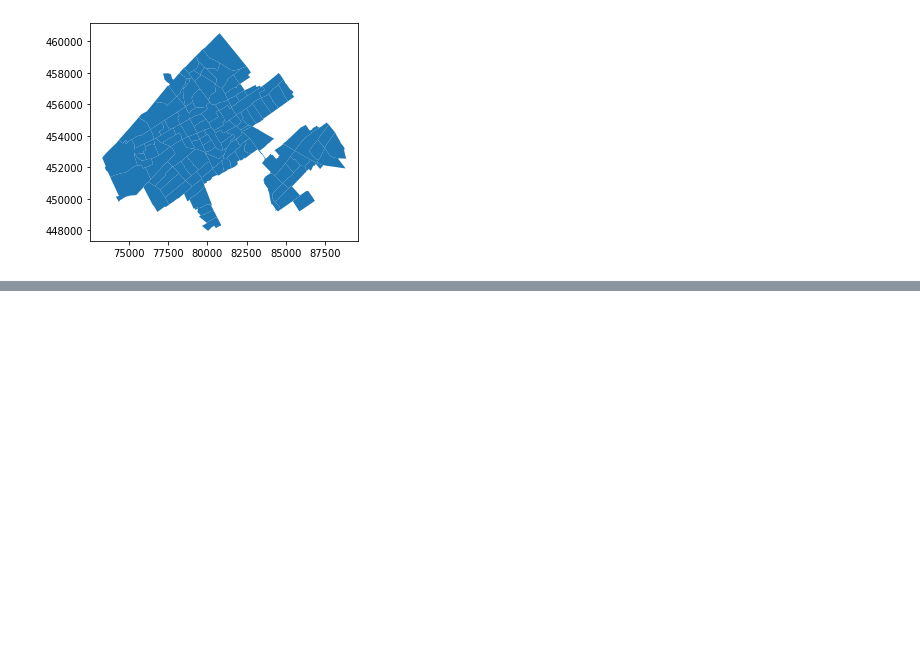
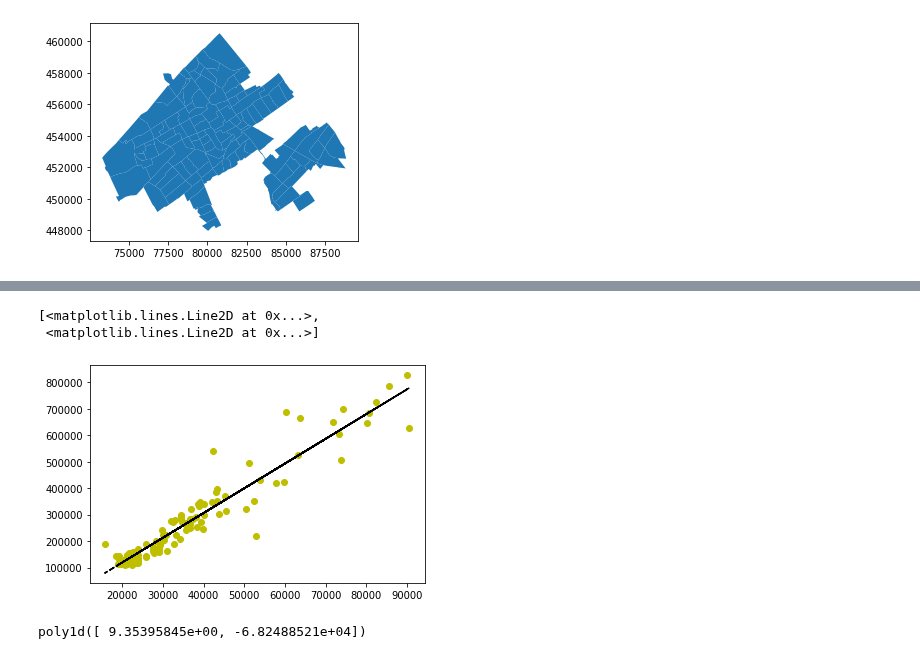
Before and after one commit to J-h-V/OpenDataDenHaag, a Jupyter notebook: Python/NeighborhoodGIS.ipynb, the cells around one changed output, grey strips where cells are left out. Saved outputs shown, nothing was run; the diff lists cells and outputs as text; code cells hidden in the pictures; blank space fills up the shorter version.

```diff
--- a/Python/NeighborhoodGIS.ipynb
+++ b/Python/NeighborhoodGIS.ipynb
@@ -107,0 +179,2 @@ amenities_data
+# %%
+newer = new.dropna()
@@ -107,0 +210,14 @@ amenities_data
+# %%
+coef = np.polyfit(x,y,1)
+poly1d_fn = np.poly1d(coef)
+# poly1d_fn is now a function which takes in x and returns an estimate for y
+
+plt.plot(x,y, 'yo', x, poly1d_fn(x), '--k')
+# %% [output]
+[<matplotlib.lines.Line2D at 0x...>,
+ <matplotlib.lines.Line2D at 0x...>]
+[figure, added]
+# %%
+poly1d_fn
+# %% [output]
+poly1d([ 9.35395845e+00, -6.82488521e+04])
```
Also changed, not shown: parts of 19 cells of this notebook, 9 other files.
